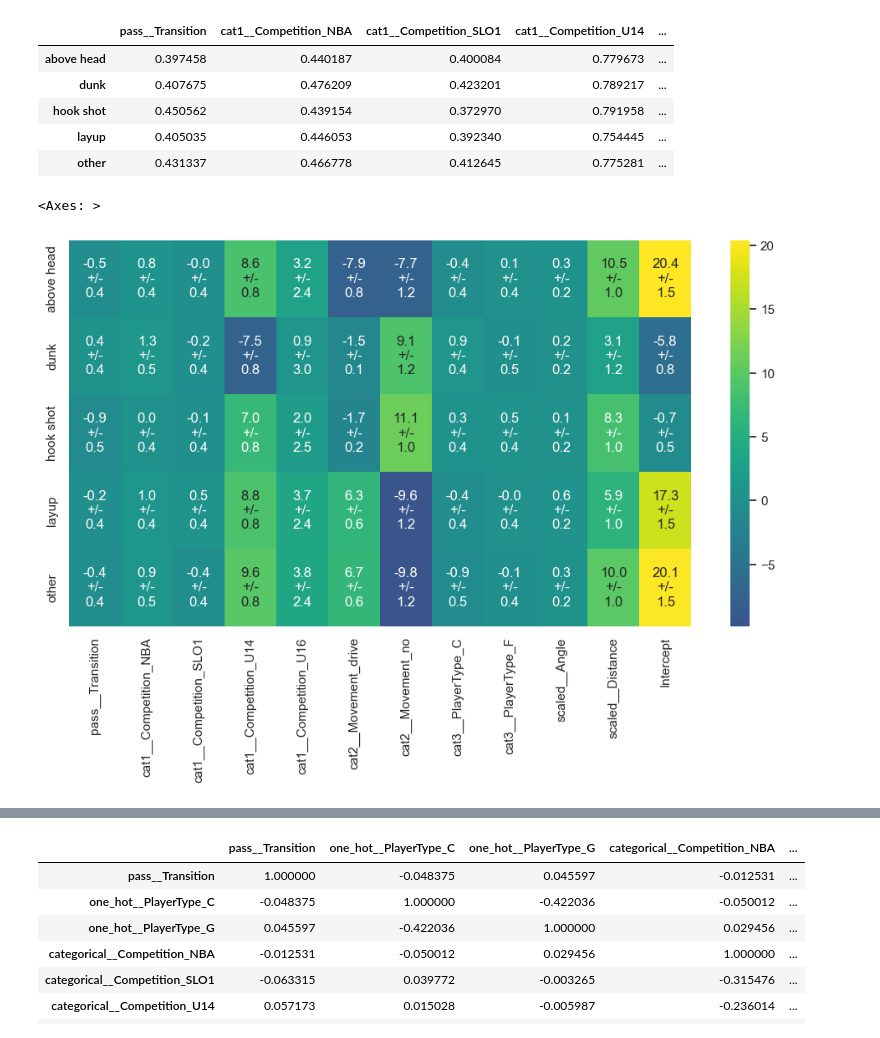
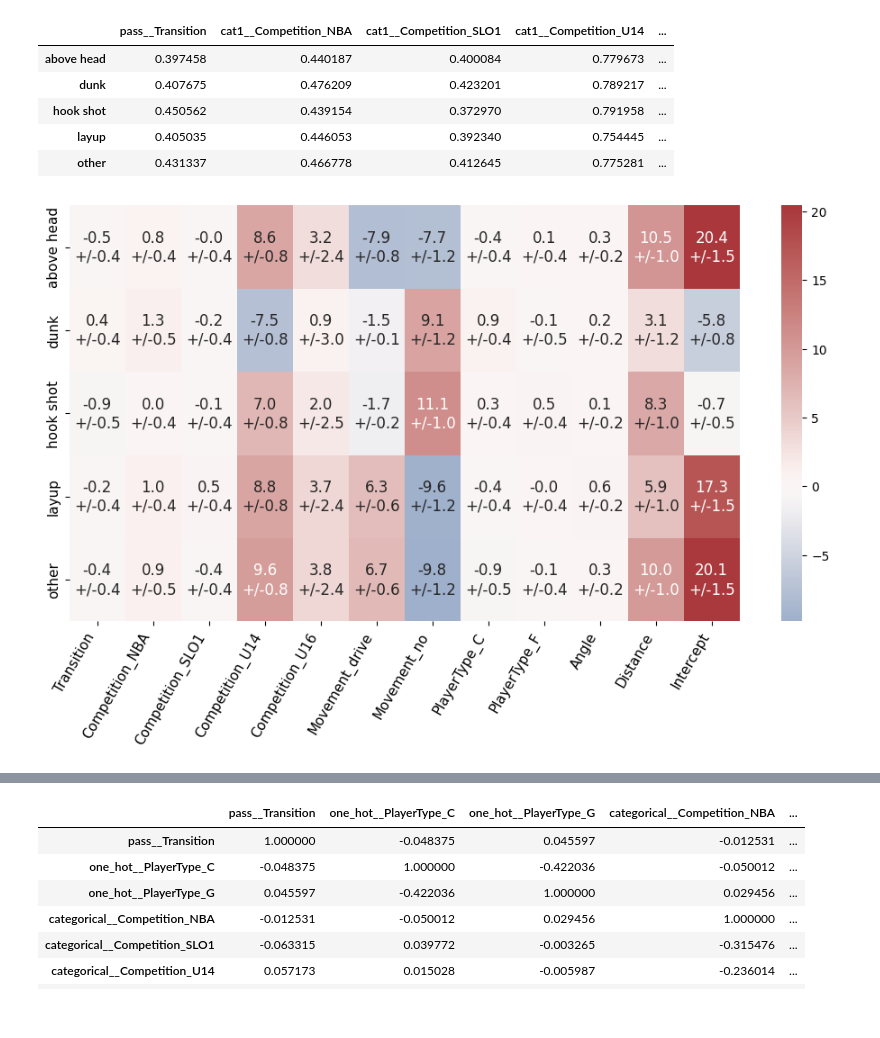
Before and after one commit to MatejVre/Generalized_Linear_Models, a Jupyter notebook: testing.ipynb, the cells around one changed output, grey strips where cells are left out. Cells and saved outputs as stored; diff of their text form; code cells hidden in the pictures.

```diff
--- a/testing.ipynb
+++ b/testing.ipynb
@@ -212,4 +210,14 @@ columns = np.append(columns, np.array("Intercept"))
+# %%
+X = df.drop(columns="ShotType")
+
+transformer.fit(X)
+transformed_X = transformer.transform(X)
+encoder = LabelEncoder()
+transformed_df = pd.DataFrame(transformed_X, columns=transformer.get_feature_names_out())
+encoder.fit_transform(df["ShotType"])
+columns = transformer.get_feature_names_out()
+columns = np.append(columns, np.array("Intercept"))
 # %%
-coefs_df = pd.DataFrame(np.mean(all_betas, axis=2), columns=columns, index=encoder.inverse_transform([i for i in range(mult_reg.betas.shape[1])]))
+coefs_df = pd.DataFrame(np.mean(all_betas, axis=2), columns=columns, index=encoder.inverse_transform(np.arange(all_betas.shape[0])))
 
-coefs_df.to_csv("coefficients.csv")
+coefs_df
@@ -224,20 +239,41 @@ errors_df
 | hook shot | 0.450562 | 0.439154 | 0.372970 | 0.791958 | ... |
 | layup | 0.405035 | 0.446053 | 0.392340 | 0.754445 | ... |
 | other | 0.431337 | 0.466778 | 0.412645 | 0.775281 | ... |
+# %%
+def clean_feature_labels(labels):
+    """
+    Remove known prefixes from feature labels.
+
+    Parameters:
+    - labels: list or array of original labels
+
+    Returns:
+    - cleaned list of labels
+    """
+    cleaned = []
+    for label in labels:
+        if '__' in label:
+            cleaned.append(label.split('__')[-1])  # Keep part after last '__'
+        else:
+            cleaned.append(label)
+    return cleaned
 # %%
 import seaborn as sns
 coefs_array = np.mean(all_betas, axis=2)
 errors_array = np.std(all_betas, axis=2)
 coefs_str = np.char.mod('%.1f', coefs_array.astype(np.float32))  # Format coefficients
 errors_str = np.char.mod('%.1f', errors_array.astype(np.float32))  # Format errors
 
 # Combine coefficients and errors with " ± " between them
-annot_array = np.core.defchararray.add(coefs_str, '\n+/-\n')
+annot_array = np.core.defchararray.add(coefs_str, '\n+/-')
 annot_array = np.core.defchararray.add(annot_array, errors_str)
-
+mask = (significance == 0)
+cleaned_columns = clean_feature_labels(columns)
 # Now plot the heatmap with annotations
 plt.figure(figsize=(12, 6))
-sns.heatmap(coefs_df, annot=annot_array, center=0, cmap="viridis", fmt="", cbar=True)
+ax = sns.heatmap(coefs_df, annot=annot_array, center=0, cmap="vlag", fmt="", cbar=True, annot_kws={"fontsize":12})
+ax.set_xticklabels(cleaned_columns, rotation=60, ha='right', fontsize=11)
+ax.set_yticklabels(ax.get_yticklabels(), fontsize=11)
+plt.savefig("matrix.pdf", bbox_inches="tight")
 # %% [output]
-<Axes: >
-[figure, old version]
+[figure, new version]
```
Also changed, not shown: parts of 10 cells of this notebook, 5 other files.
